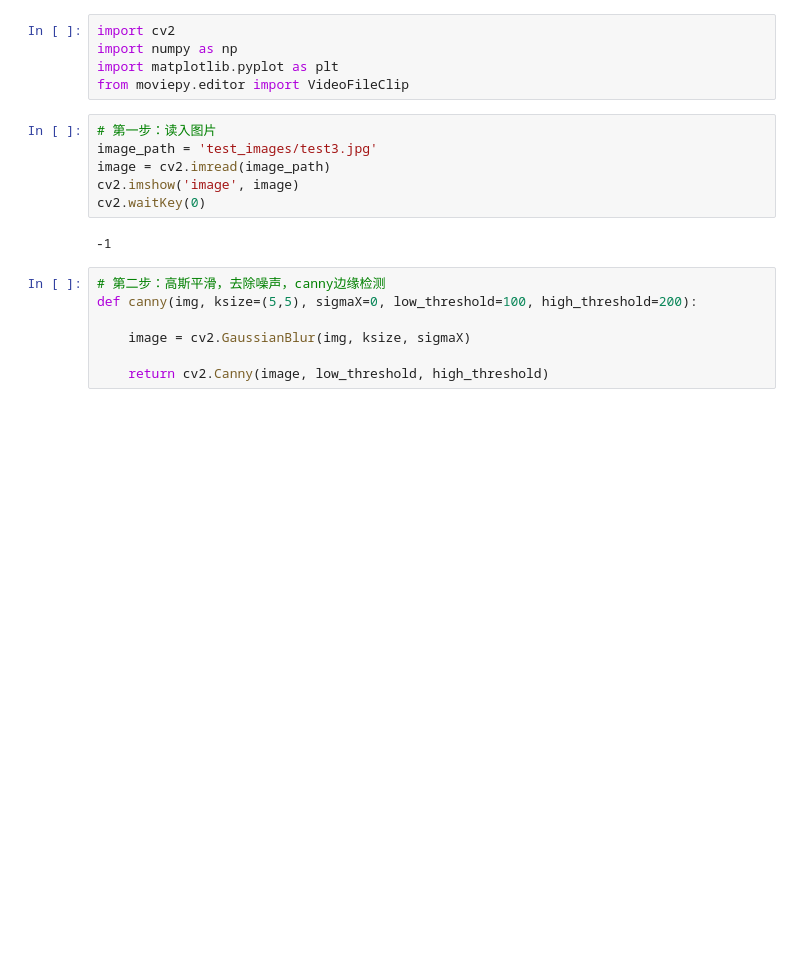
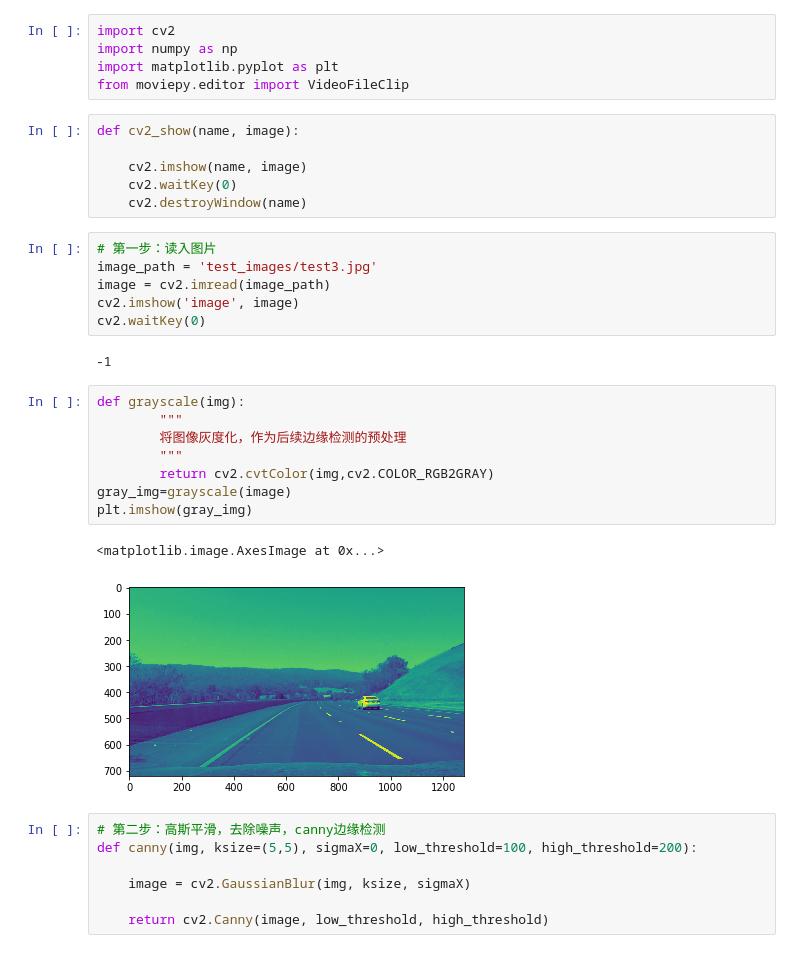
Before and after one commit to chenmeng12/lane_detect, a Jupyter notebook: lane_find.ipynb, the cells around one changed output. Saved outputs shown, nothing was run; the diff lists cells and outputs as text; blank space fills up the shorter version.

```diff
--- a/lane_find.ipynb
+++ b/lane_find.ipynb
@@ -3,6 +3,12 @@ import cv2
 import numpy as np
 import matplotlib.pyplot as plt
 from moviepy.editor import VideoFileClip
+# %%
+def cv2_show(name, image):
+
+	cv2.imshow(name, image)
+	cv2.waitKey(0)
+	cv2.destroyWindow(name)
 # %%
 # 第一步：读入图片
 image_path = 'test_images/test3.jpg'
@@ -11,6 +17,17 @@ cv2.imshow('image', image)
 cv2.waitKey(0)
 # %% [output]
 -1
+# %%
+def grayscale(img):
+        """
+        将图像灰度化，作为后续边缘检测的预处理
+        """
+        return cv2.cvtColor(img,cv2.COLOR_RGB2GRAY)
+gray_img=grayscale(image)
+plt.imshow(gray_img)
+# %% [output]
+<matplotlib.image.AxesImage at 0x...>
+[figure, added]
 # %%
 # 第二步：高斯平滑，去除噪声，canny边缘检测
 def canny(img, ksize=(5,5), sigmaX=0, low_threshold=100, high_threshold=200):
```
Also changed, not shown: parts of 3 cells of this notebook, 1 other file.
